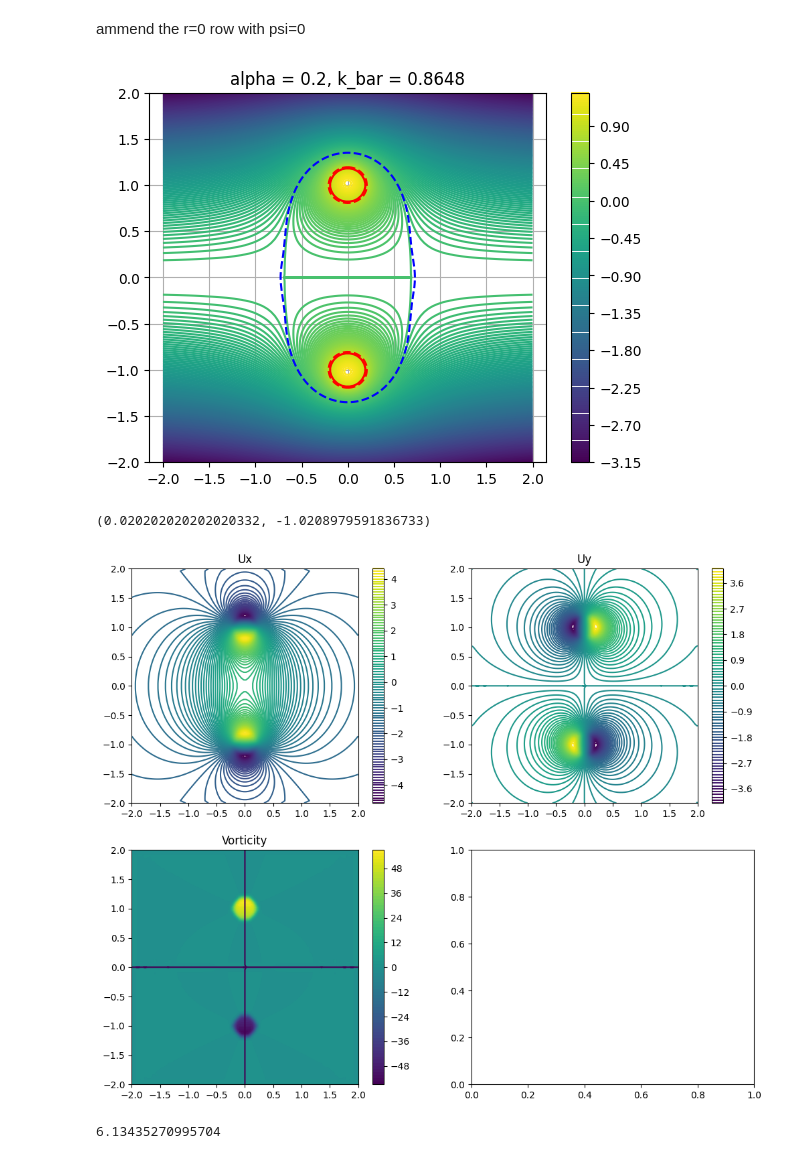
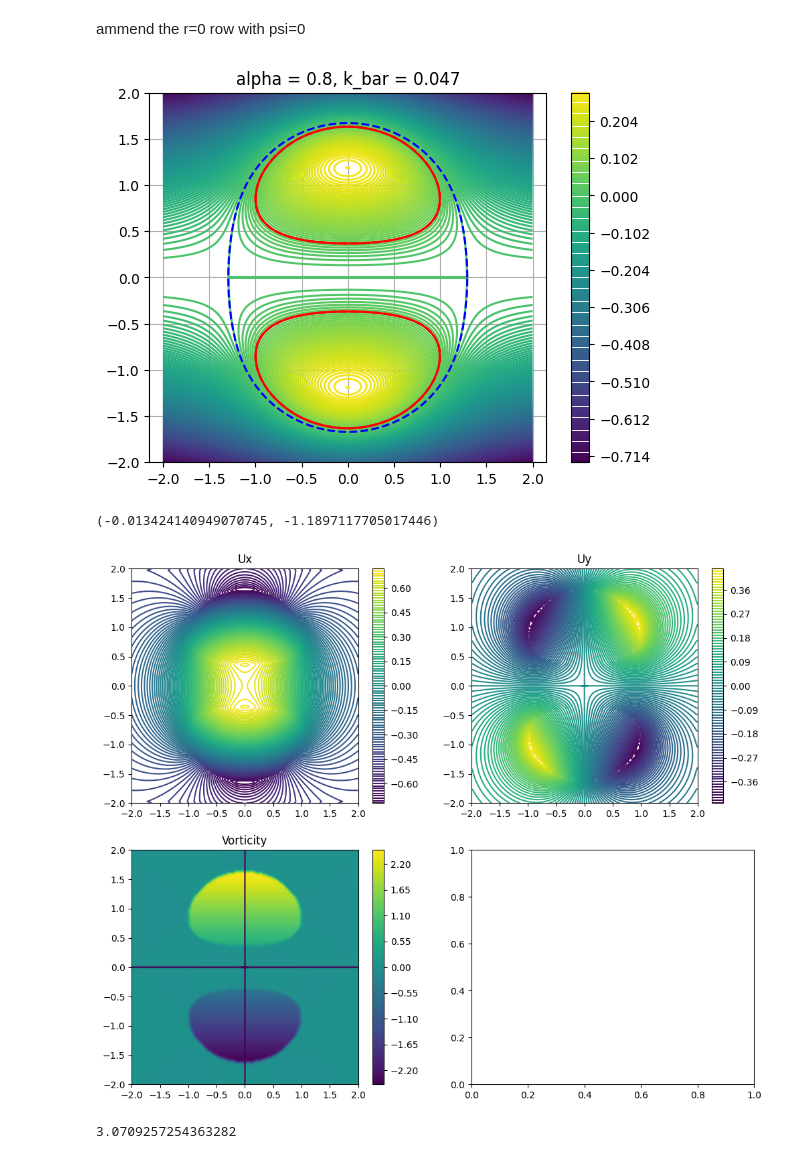
Before and after one commit to zhizhiL/norbury_rings, a Jupyter notebook: norbury_family.ipynb, the cells around one changed output. Drawn from its saved outputs; the diff is of its cells as text; code cells hidden in the pictures.

Commit message:
fix psi now circulation close to norbury paper

```diff
--- a/norbury_family.ipynb
+++ b/norbury_family.ipynb
@@ -10,11 +10,11 @@ PRECISION = np.float32
 # %% [markdown]
 Numerical Values from tables in Norbury1973
 # %%
-# alpha = 0.8
-# an = np.array([0.7888, -0.0354, -0.1761, 0.0504, 0.0178, -0.0184, 0.0035, 0.0035, -0.0027, 0.0003, 0.0008, -0.0005])
-# A2n = np.array([1.4926, -0.1922, -0.0119, 0.0029, 0.0016, 0.0002])
-# k = 0.047
-# W_norbury = 0.4428
+alpha = 0.8
+an = np.array([0.7888, -0.0354, -0.1761, 0.0504, 0.0178, -0.0184, 0.0035, 0.0035, -0.0027, 0.0003, 0.0008, -0.0005])
+A2n = np.array([1.4926, -0.1922, -0.0119, 0.0029, 0.0016, 0.0002])
+k = 0.047
+W_norbury = 0.4428
 
 # alpha = 0.4
 # an = np.array([0.3991, -0.005, -0.0379, 0.0059, 0.0018, -0.0009, .0001, 0.0001], dtype=PRECISION)
@@ -29,12 +29,12 @@ Numerical Values from tables in Norbury1973
 # k = 0
 # W_norbury = 0.2667
 
-alpha = 0.2
-an = np.array([0.1999, -0.0005, -0.0067, 0.0005, 0.0001], dtype=PRECISION)
-A2n = np.array([0.9811, -0.3184, 0.0571, 0.0059, 0.0004, 0.0010], dtype=PRECISION)
-k = 0.4324
-W_norbury = 0.8488
-U_f = 0.5
+# alpha = 0.2
+# an = np.array([0.1999, -0.0005, -0.0067, 0.0005, 0.0001], dtype=PRECISION)
+# A2n = np.array([0.9811, -0.3184, 0.0571, 0.0059, 0.0004, 0.0010], dtype=PRECISION)
+# k = 0.4324
+# W_norbury = 0.8488
+# U_f = 0.5
 # %% [markdown]
 construct boundaries
 # %%
@@ -69,0 +66,3 @@ y_ring.max()
+# %%
+L = (y_core.max() + y_core.min() ) / 2
+L
@@ -71,12 +72,12 @@ y_ring.max()
 1. solve the Green's function using elliptical integrals
 # %%
 # x, y are the coordinates for computing stream function
-x, y = np.linspace(-2, 2, 100), np.linspace(.001, 2, 50)
+x, y = np.linspace(-2, 2, 150), np.linspace(.001, 2, 75)
 X, Y = np.meshgrid(x, y)
 
 
 # x_int, y_int are the coordinates for integration (inside the core)
-x_int, y_int = np.linspace(-2, 2, 99), np.linspace(0.001, 2, 49)
+x_int, y_int = np.linspace(-2, 2, 149), np.linspace(0.001, 2, 74)
 X_int, Y_int = np.meshgrid(x_int, y_int)
 int_points = np.vstack([X_int.ravel(), Y_int.ravel()]).T
 dx_int, dy_int = np.diff(x_int)[0], np.diff(y_int)[0]
@@ -111,7 +112,8 @@ kai = np.sqrt(kai_sq)
 dG = np.sqrt(r_p * r_test[:, np.newaxis]) * ((2/kai-kai)*sp.special.ellipk(kai_sq).astype(PRECISION) - 2*sp.special.ellipe(kai_sq)/kai).astype(PRECISION) / (2 * np.pi)
 # psi = np.sum(dG * r_p, axis=1) - 0.5 * W * (r_test **2)
 # psi = np.sum(dG * r_p, axis=1) * dx_int * dy_int - 0.5 * 0.59 * (r_test **2)
-psi = np.sum(dG * r_p * dx_int * np.ones_like(dG) * dy_int * np.ones_like(dG), axis=1) / (alpha**2) - W_norbury * (r_test **2)
+# psi = np.sum(dG * r_p * dx_int * np.ones_like(dG) * dy_int * np.ones_like(dG), axis=1) / (alpha**2) - W_norbury * (r_test **2)
+psi = np.sum((dG/2) * r_p * dx_int * np.ones_like(dG) * dy_int * np.ones_like(dG), axis=1) / (alpha**2) - W_norbury * (r_test **2) / 2
 psi = psi.reshape(X.shape)
 
 x_psi = x.copy()
@@ -126,31 +128,33 @@ by multiplying the output values a factor of $\frac{U_{f0}}{U_f^\prime}=\frac{1/
 ammend the r=0 row with psi=0
 # %%
 middle_row_idx = Y_psi.shape[0] // 2
-length_scale = 1
+length_scale = L
 
 # add r=0 in the grid
 y_psi = np.insert(y_psi, middle_row_idx, 0)
 X_psi, Y_psi = np.meshgrid(x_psi, y_psi)
 
 # add psi=0 at r=0
 mirror_psi = np.insert(mirror_psi, middle_row_idx, 0, axis=0)
 
 cs = plt.contour(X_psi/length_scale, Y_psi/length_scale, mirror_psi, 200)
-plt.contour(X_psi/length_scale, Y_psi/length_scale, mirror_psi, levels=[k/U_f], colors='r')
+# plt.contour(X_psi/length_scale, Y_psi/length_scale, mirror_psi, levels=[k/U_f], colors='r')
+plt.contour(X_psi/length_scale, Y_psi/length_scale, mirror_psi, levels=[k], colors='r')
 plt.plot(x_core/length_scale, y_core/length_scale, c='r',linestyle='dashed')
 plt.plot(x_core/length_scale, y_core_lower/length_scale, c='r',linestyle='dashed')
 plt.plot(x_ring/length_scale, y_ring/length_scale, 'b',linestyle='dashed')
-plt.title(f'alpha = {alpha}, k_bar = {k/U_f}')
+# plt.title(f'alpha = {alpha}, k_bar = {k/U_f}')
+plt.title(f'alpha = {alpha}, k_bar = {k}')
 plt.axis('equal')
 plt.colorbar(cs)
 plt.grid(True)
 # %% [output]
-[figure, old version]
+[figure, new version]
 # %%
 center = np.unravel_index(np.argmax(mirror_psi), mirror_psi.shape)
 X_psi[center]/length_scale, Y_psi[center]/length_scale
 # %% [output]
-(0.020202020202020332, -1.0208979591836733)
+(-0.013424140949070745, -1.1897117705017446)
 # %%
 def velocity_field(x_upper, y_upper, psi_upper):
 
@@ -199,14 +203,14 @@ ax[1,0].set_title('Vorticity')
 # CS3 = ax[1,0].contour(X_psi, Y_psi, Ux, levels=[0])
 CS4 = ax[1,0].contour(X_psi, Y_psi, Uy, levels=[0])
 # %% [output]
-[figure, old version]
+[figure, new version]
 # %%
 inside_vorticity = np.zeros_like(vorticity)
 inside_vorticity = vorticity[middle_row_idx:, :]
 integrated_vorticity = np.sum(inside_vorticity * dx_int * dy_int)
 integrated_vorticity
 # %% [output]
-6.13435270995704
+3.0709257254363282
 # %%
 import os
 
```
Also changed, not shown: parts of 4 cells of this notebook.
